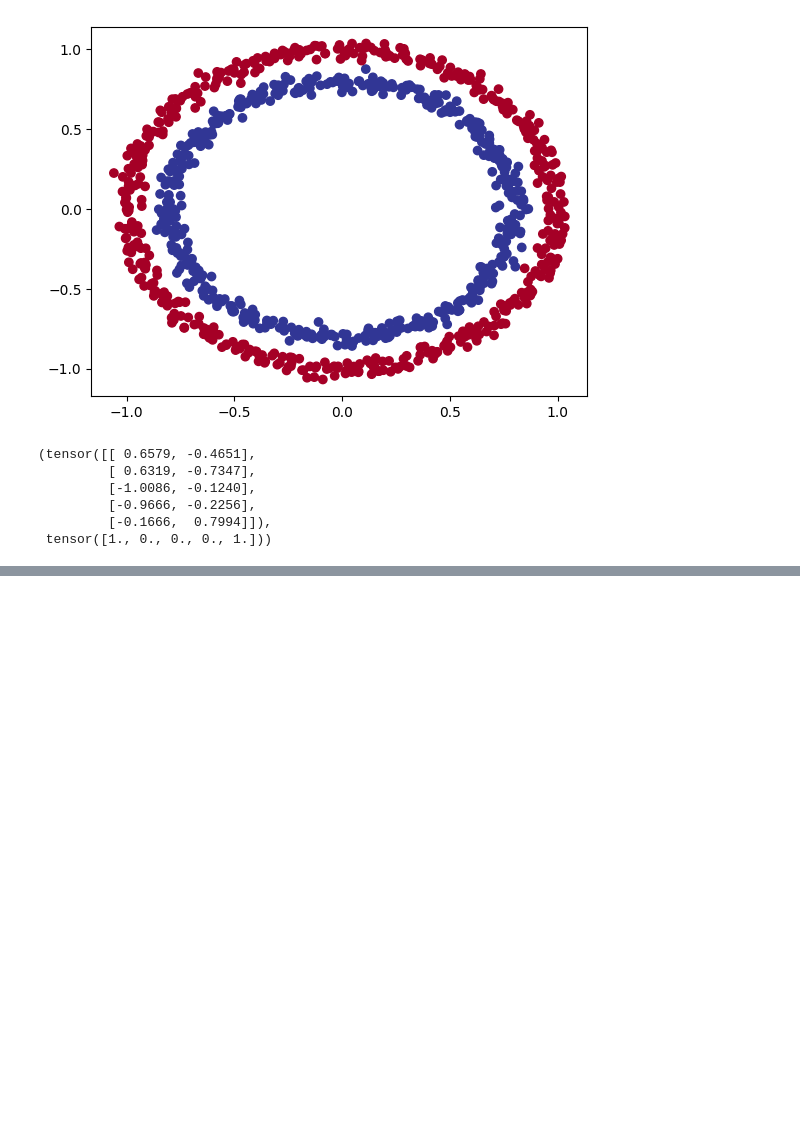
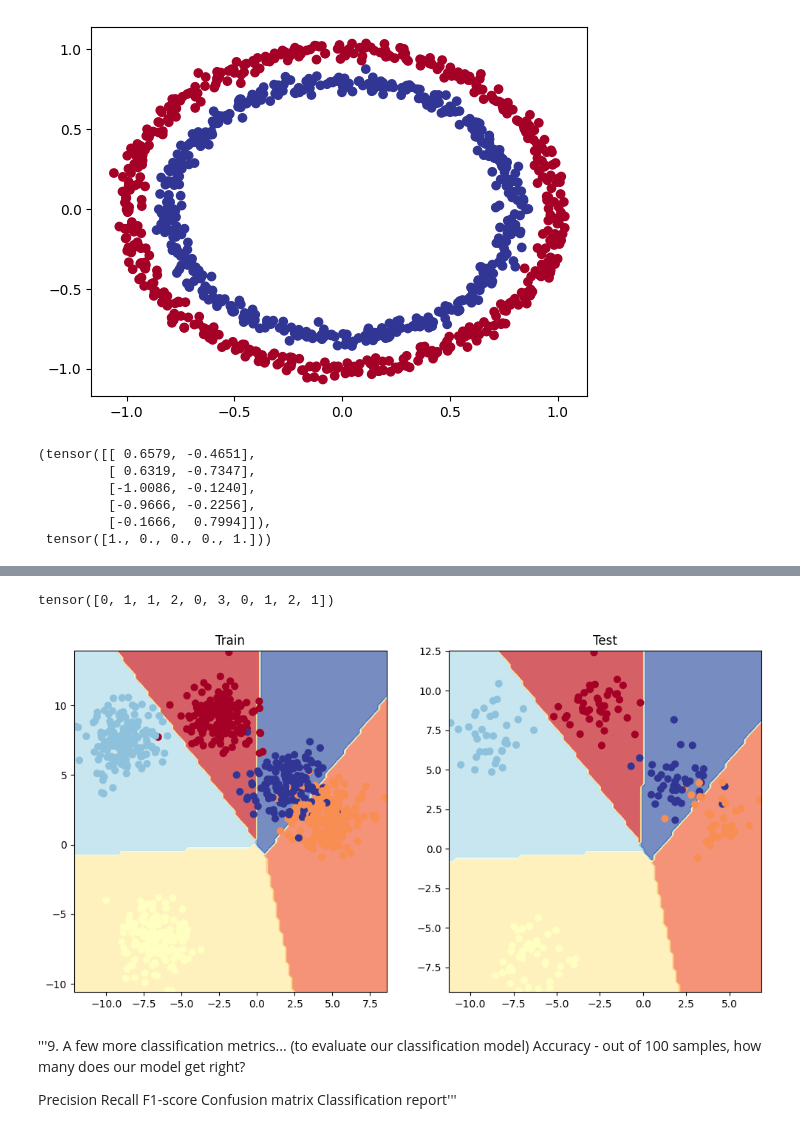
Before and after one commit to mismatchgit/PyTorch-tutorial-freecodecamp, a Jupyter notebook: Pytorch_classification_02.ipynb, the cells around one changed output, grey strips where cells are left out. Saved outputs shown, nothing was run; the diff lists cells and outputs as text; code cells hidden in the pictures; blank space fills up the shorter version.

```diff
--- a/Pytorch_classification_02.ipynb
+++ b/Pytorch_classification_02.ipynb
@@ -653,0 +744,15 @@ plot_decision_boundary(model_3, X_test, y_test) # model_3 = has non-linearity
+# %%
+
+# Create a loss function for multi-class classification - loss function measures how wrong our model's predictions are
+loss_fn = nn.CrossEntropyLoss()
+
+# Create an optimizer for multi-class classification - optimizer updates our model parameters to try and reduce the loss
+optimizer = torch.optim.SGD(params=model_4.parameters(),
+                            lr=0.1) # learning rate is a hyperparameter you can change
+# %%
+# Let's get some raw outputs of our model (logits)
+model_4.eval()
+with torch.inference_mode():
+  y_logits = model_4(X_blob_test.to(device))
+
+y_logits[:10]
@@ -653,0 +907,27 @@ plot_decision_boundary(model_3, X_test, y_test) # model_3 = has non-linearity
+# %%
+# Go from pred probs to pred labels
+y_preds = torch.argmax(y_pred_probs, dim=1)
+y_preds[:10]
+# %% [output]
+tensor([0, 1, 1, 2, 0, 3, 0, 1, 2, 1])
+# %%
+plt.figure(figsize=(12, 6))
+plt.subplot(1, 2, 1)
+plt.title("Train")
+plot_decision_boundary(model_4, X_blob_train, y_blob_train)
+plt.subplot(1, 2, 2)
+plt.title("Test")
+plot_decision_boundary(model_4, X_blob_test, y_blob_test)
+# %% [output]
+[figure, added]
+# %% [markdown]
+'''9. A few more classification metrics... (to evaluate our classification model)
+Accuracy - out of 100 samples, how many does our model get right?
+
+
+
+Precision
+Recall
+F1-score
+Confusion matrix
+Classification report'''
```
Also changed, not shown: parts of 26 cells of this notebook.
